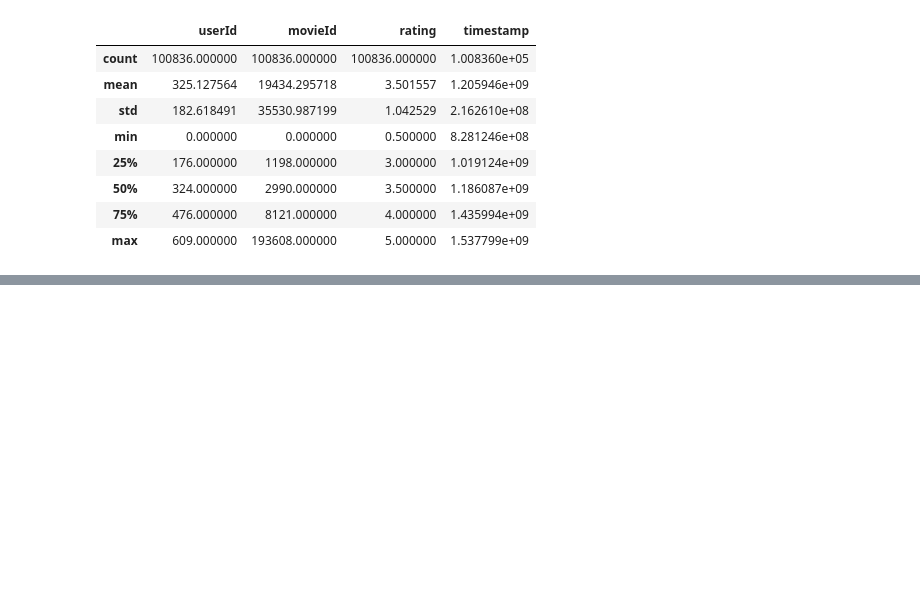
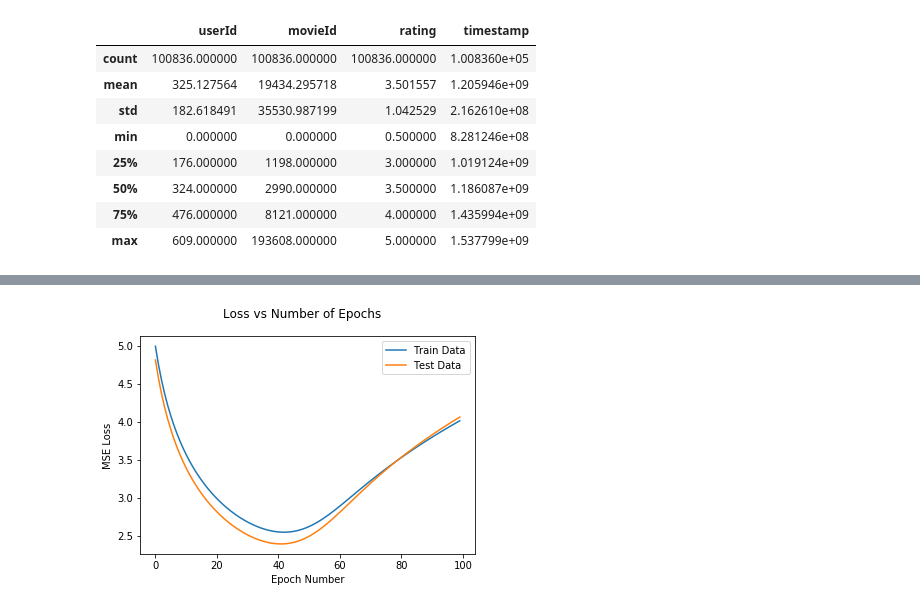
Before and after one commit to ljibajap/ECE196_ML, a Jupyter notebook: main.ipynb, the cells around one changed output, grey strips where cells are left out. Cells and saved outputs as stored; diff of their text form; code cells hidden in the pictures; blank space fills up the shorter version.

```diff
--- a/main.ipynb
+++ b/main.ipynb
@@ -193,36 +195,35 @@ class CF_Model(object):
         self.embedding_vars['P'] = P
         self.embedding_vars['V'] = V
 
-    def train(self,data_set,num_iter=100,learning_rate=0.00002):
+    def train(self,data_set,num_iter=100,learning_rate=0.00002,regulator=0.02):
         train_data, test_data =  break_data(data_set)
         train_matrix = build_feedback_matrix(train_data,self.num_users,self.num_movies)
         test_matrix = build_feedback_matrix(test_data,self.num_users,self.num_movies)
         P = self.embedding_vars['P']
-        V = self.embedding_vars['V']
+        V = self.embedding_vars['V'].T
 
         for epoch in range(num_iter):
-            """
+
             for i in range(self.num_users):
                 for j in range(self.num_movies):
                     if train_matrix[i,j] > 0:
                         eij = train_matrix[i,j] - np.dot(P[i,:],V[:,j])
 
                         for k in range(self.num_features):
-                            P[i,k] = P[i,k] + 2*learning_rate * eij * V[k,j]
-                            V[j,k] = V[j,k] + 2*learning_rate * eij * P[k,j]
-            """
-            E = train_matrix - np.dot(P,V.T)
-            P = P + learning_rate * (2 * E @ V)
-            V = V + learning_rate * (2 * E.T @ P)
-            train_error = calculate_loss(train_matrix,P,V)
-            test_error = calculate_loss(test_matrix,P,V)
+                            gradient_P = 2 * eij * V[k,j] - regulator * P[i,k]
+                            gradient_V = 2 * eij * P[i,k] - regulator * V[k,j]
+                            P[i,k] = P[i,k] + learning_rate * gradient_P
+                            V[k,j] = V[k,j] + learning_rate * gradient_V
+
+            train_error = calculate_loss(train_matrix,P,V.T)
+            test_error = calculate_loss(test_matrix,P,V.T)
             print("i: " + str(epoch) + " Train Loss: " + str(train_error) + " - Test Loss: " + str(test_error))
             self.train_loss.append(train_error)
             self.test_loss.append(test_error)
         self.embedding_vars['P'] = P
-        self.embedding_vars['V'] = V
+        self.embedding_vars['V'] = V.T
 
-    def plot_loss():
+    def plot_loss(self):
         fig = plt.figure()
         fig.suptitle('Loss vs Number of Epochs')
         ax = fig.add_subplot(111)
@@ -260,0 +262,4 @@ i: 99 Train Loss: nan - Test Loss: nan
+# %%
+model.plot_loss()
+# %% [output]
+[figure, added]
```
Also changed, not shown: parts of 4 cells of this notebook.
